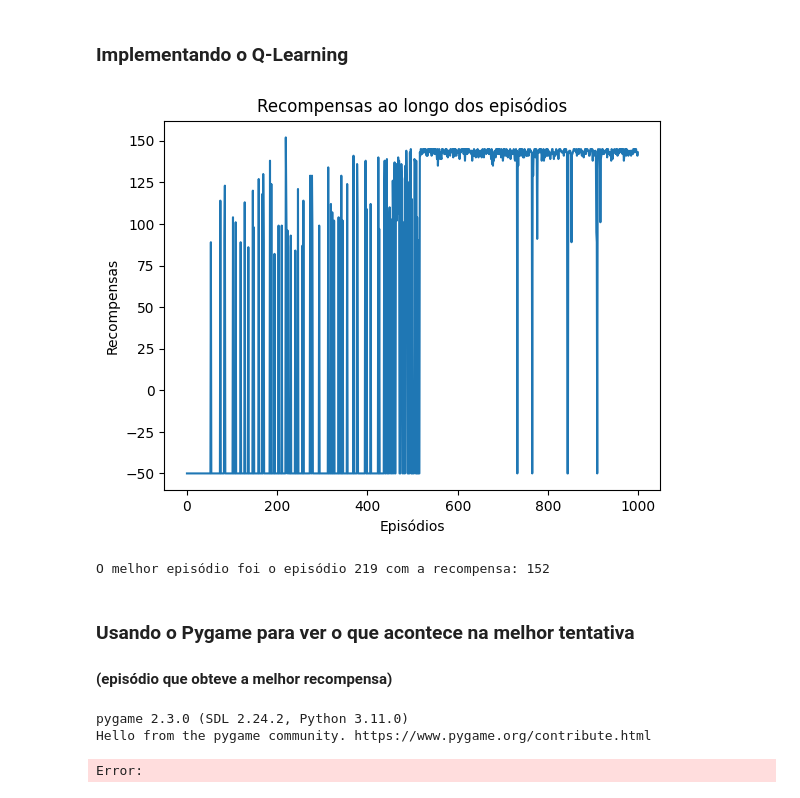
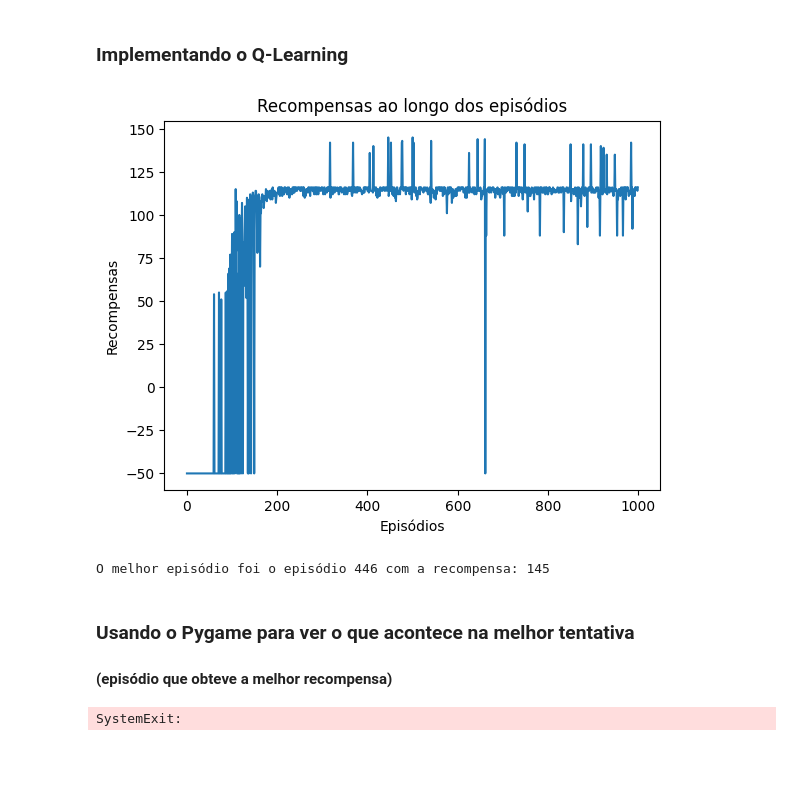
Before and after one commit to pedroap7/labirinto_invisivel, a Jupyter notebook: Labirinto_Qlearning.ipynb, the cells around one changed output. Saved outputs shown, nothing was run; the diff lists cells and outputs as text; code cells hidden in the pictures; blank space fills up the shorter version.

Commit message:
Criando um labirinto para o usuário "brincar" e corrigindo bugs da visualização do Pygame no Q-Learning

```diff
--- a/Labirinto_Qlearning.ipynb
+++ b/Labirinto_Qlearning.ipynb
@@ -22,21 +22,21 @@ TENTATIVA = -1
 
 # Labirinto mestre (True = caminho, False = parede)
 labirinto_mestre = [
-    [True, True, False, False, False, False, False, True, False, False],
-    [False, True, True, False, False, True, True, True, True, False],
-    [False, False, True, True, False, True, False, False, True, False],
-    [False, False, False, True, True, True, False, False, True, False],
-    [False, False, False, True, False, True, False, False, True, False],
-    [True, True, True, True, False, True, True, True, True, False],
-    [True, False, False, False, False, False, False, True, False, False],
-    [True, True, True, True, True, True, False, True, False, False],
-    [False, True, False, False, False, True, True, True, True, True],
-    [True, True, True, True, False, False, False, False, False, True],
-]
+    [False, True, True, True, True, False, False, True, False, True],
+    [True, True, False, True, False, True, True, True, True, True],
+    [True, False, True, True, False, True, False, False, True, False],
+    [True, True, False, True, True, True, False, False, True, False],
+    [False, True, True, True, False, True, False, False, True, True],
+    [True, True, False, True, False, True, True, True, True, True],
+    [True, False, False, False, False, True, False, True, False, True],
+    [True, False, True, True, True, True, False, True, False, False],
+    [True, False, False, True, False, True, True, True, True, True],
+    [True, True, True, True, True, True, False, False, False, True],
+    ]
 
 # Recompensas no labirinto
-recompensas_iniciais = [(1, 2), (4, 7), (7, 1), (8, 9)]
-objetivo = (9, 9)
+recompensas_iniciais = [(0, 4), (0, 9), (6, 5), (9, 9)]
+objetivo = (7, 2)
 
 # Inicializar a Q-Table
 q_table = np.zeros((GRID_SIZE, GRID_SIZE, len(ACTIONS)))
@@ -90,7 +90,7 @@ def treinar(episodios=1000):
 
 
     for ep in range(episodios):
-        jogador = (0, 0)  # Posição inicial do jogador
+        jogador = (1, 0)  # Posição inicial do jogador
         recompensas = recompensas_iniciais.copy()
         total_recompensa = 0
         rodando = True
@@ -121,40 +121,41 @@ def treinar(episodios=1000):
             # Mover para o próximo estado
             jogador = nova_pos
 
             # Condição de término
             if jogador == objetivo or total_recompensa <= PONT_MIN:
                 rodando = False
 
         # Armazenar recompensa do episódio
         recompensas_episodios.append(total_recompensa)
 
         # Verificar se esse episódio é o melhor até agora
         if total_recompensa > melhor_recompensa:
             melhor_recompensa = total_recompensa
             melhor_episodio = ep
 
     return recompensas_episodios, melhor_episodio
 
 # Rodar o treinamento
 episodios = 1000
 recompensas_episodios, melhor_episodio = treinar(episodios)
 
 # Plotar recompensas ao longo dos episódios
 plt.plot(recompensas_episodios)
 plt.xlabel('Episódios')
 plt.ylabel('Recompensas')
 plt.title('Recompensas ao longo dos episódios')
 plt.show()
 
 print(f"O melhor episódio foi o episódio {melhor_episodio} com a recompensa: {recompensas_episodios[melhor_episodio]}")
 # %% [output]
-[figure, old version]
+[figure, new version]
-O melhor episódio foi o episódio 219 com a recompensa: 152
+O melhor episódio foi o episódio 446 com a recompensa: 145
 # %% [markdown]
 ### Usando o Pygame para ver o que acontece na melhor tentativa
 #### (episódio que obteve a melhor recompensa)
 # %%
 import pygame
+import sys
 import time
 
 # Inicializar Pygame
@@ -209,12 +210,12 @@ def desenhar_labirinto(jogador, recompensas):
 
 # Função para executar o episódio com a melhor recompensa
 def executar_melhor_episodio(melhor_episodio):
-    jogador = (0, 0)  # Posição inicial do jogador
+    jogador = (1, 0)  # Posição inicial do jogador
     recompensas = recompensas_iniciais.copy()
 
     rodando = True
     while rodando:
-        # Escolher ação com base no melhor episódio (aqui você pode usar a lógica da Q-Table)
+        # Escolher ação com base no melhor episódio (Usando a lógica da Q-Table)
         acao = escolher_acao(jogador)
         nova_pos = mover(jogador, acao)
 
@@ -234,10 +235,12 @@ def executar_melhor_episodio(melhor_episodio):
             if event.type == pygame.QUIT:
                 rodando = False
                 pygame.quit()
+                sys.exit()
+
+    pygame.quit()
+    sys.exit()
 
 # Executar a visualização do melhor episódio
 executar_melhor_episodio(melhor_episodio)
 # %% [output]
-pygame 2.3.0 (SDL 2.24.2, Python 3.11.0)
-Hello from the pygame community. https://www.pygame.org/contribute.html
+SystemExit:
-Error:
```
Also changed, not shown: 1 other file.
